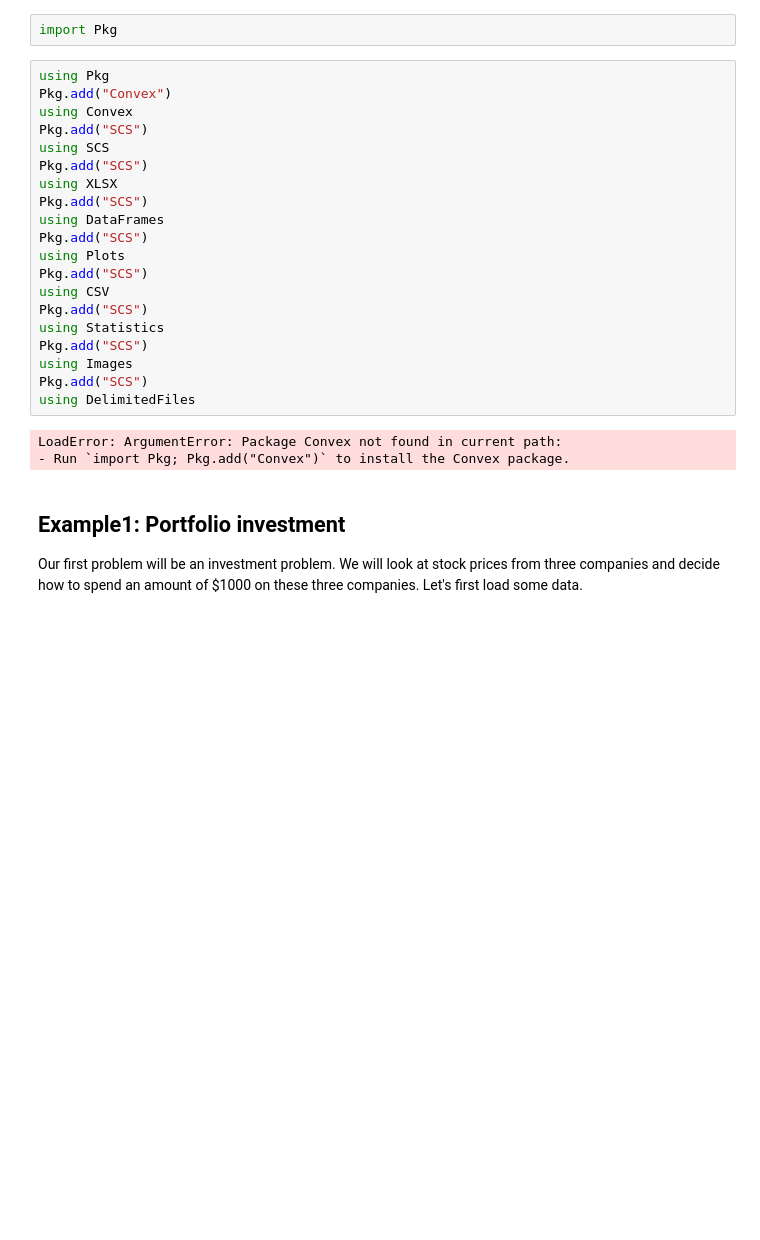
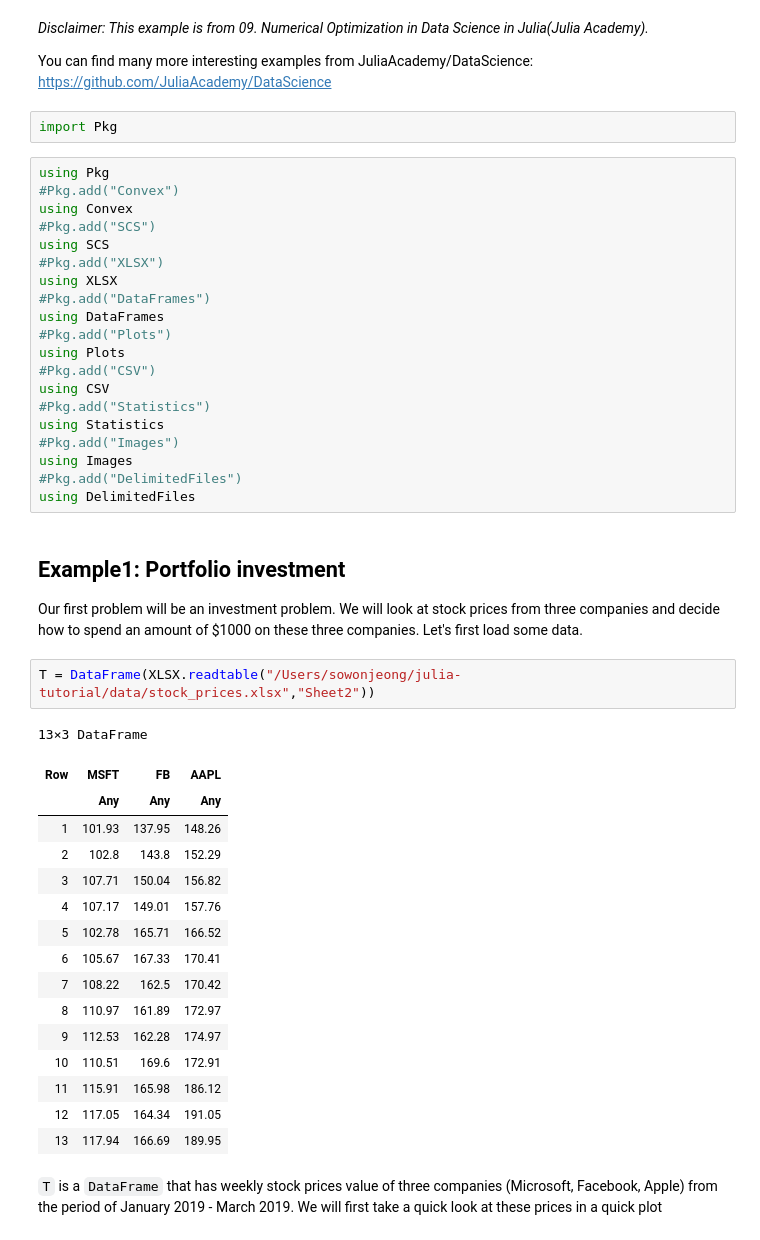
Before and after one commit to sowonjeong/julia-tutorial, a Jupyter notebook: notebook/Examples.ipynb, the cells around one changed output. Saved outputs shown, nothing was run; the diff lists cells and outputs as text; blank space fills up the shorter version.

```diff
--- a/notebook/Examples.ipynb
+++ b/notebook/Examples.ipynb
@@ -1,29 +1,51 @@
+# %% [markdown]
+*Disclaimer: This example is from 09. Numerical Optimization in Data Science in Julia(Julia Academy).*
+
+You can find many more interesting examples from JuliaAcademy/DataScience: https://github.com/JuliaAcademy/DataScience
 # %%
 import Pkg
 # %%
 using Pkg
-Pkg.add("Convex")
+#Pkg.add("Convex")
 using Convex
-Pkg.add("SCS")
+#Pkg.add("SCS")
 using SCS
-Pkg.add("SCS")
+#Pkg.add("XLSX")
 using XLSX
-Pkg.add("SCS")
+#Pkg.add("DataFrames")
 using DataFrames
-Pkg.add("SCS")
+#Pkg.add("Plots")
 using Plots
-Pkg.add("SCS")
+#Pkg.add("CSV")
 using CSV
-Pkg.add("SCS")
+#Pkg.add("Statistics")
 using Statistics
-Pkg.add("SCS")
+#Pkg.add("Images")
 using Images
-Pkg.add("SCS")
+#Pkg.add("DelimitedFiles")
 using DelimitedFiles
-# %% [output]
-LoadError: ArgumentError: Package Convex not found in current path:
-- Run `import Pkg; Pkg.add("Convex")` to install the Convex package.
 # %% [markdown]
 ## Example1: Portfolio investment
 
 Our first problem will be an investment problem. We will look at stock prices from three companies and decide how to spend an amount of $1000 on these three companies. Let's first load some data.
+# %%
+T = DataFrame(XLSX.readtable("/Users/sowonjeong/julia-tutorial/data/stock_prices.xlsx","Sheet2"))
+# %% [output]
+13×3 DataFrame
+| Row | MSFT | FB | AAPL |
+|  | Any | Any | Any |
+| 1 | 101.93 | 137.95 | 148.26 |
+| 2 | 102.8 | 143.8 | 152.29 |
+| 3 | 107.71 | 150.04 | 156.82 |
+| 4 | 107.17 | 149.01 | 157.76 |
+| 5 | 102.78 | 165.71 | 166.52 |
+| 6 | 105.67 | 167.33 | 170.41 |
+| 7 | 108.22 | 162.5 | 170.42 |
+| 8 | 110.97 | 161.89 | 172.97 |
+| 9 | 112.53 | 162.28 | 174.97 |
+| 10 | 110.51 | 169.6 | 172.91 |
+| 11 | 115.91 | 165.98 | 186.12 |
+| 12 | 117.05 | 164.34 | 191.05 |
+| 13 | 117.94 | 166.69 | 189.95 |
+# %% [markdown]
+`T` is a `DataFrame` that has weekly stock prices value of three companies (Microsoft, Facebook, Apple) from the period of January 2019 - March 2019. We will first take a quick look at these prices in a quick plot
```
Also changed, not shown: parts of 33 cells of this notebook, 3 other files.
